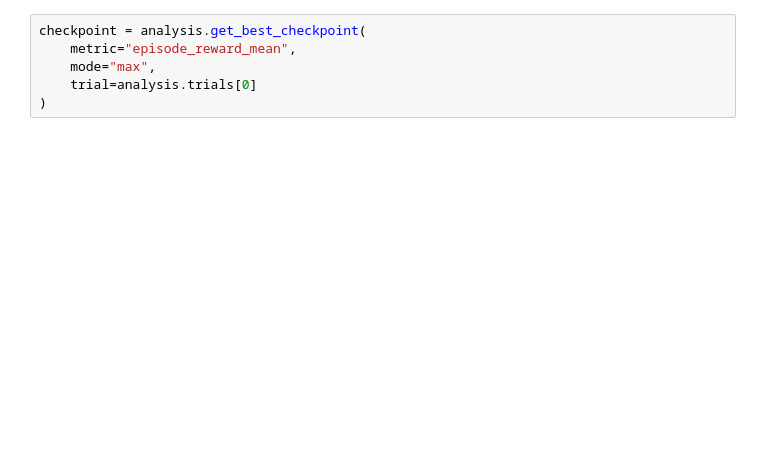
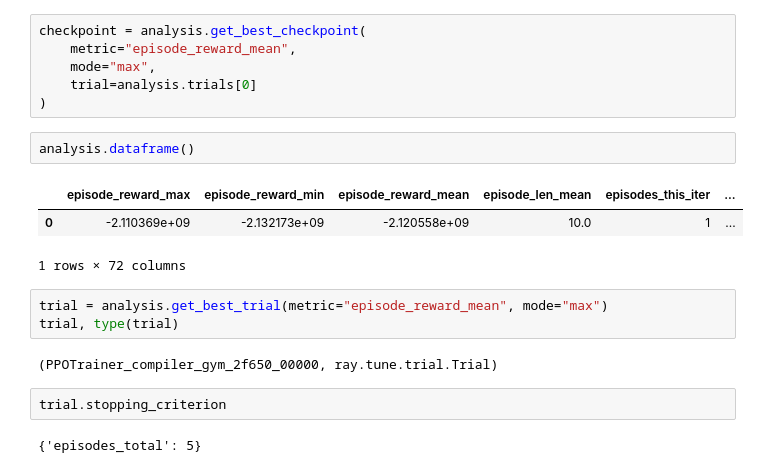
Before and after one commit to loopstack/looptune, a Jupyter notebook: loop_tool_service/rllib.ipynb, the cells around one changed output. Saved outputs shown, nothing was run; the diff lists cells and outputs as text; blank space fills up the shorter version.

```diff
--- a/loop_tool_service/rllib.ipynb
+++ b/loop_tool_service/rllib.ipynb
@@ -263,3 +278,18 @@ checkpoint = analysis.get_best_checkpoint(
     mode="max",
     trial=analysis.trials[0]
 )
+# %%
+analysis.dataframe()
+# %% [output]
+|  | episode_reward_max | episode_reward_min | episode_reward_mean | episode_len_mean | episodes_this_iter | ... |
+| 0 | -2.110369e+09 | -2.132173e+09 | -2.120558e+09 | 10.0 | 1 | ... |
+1 rows × 72 columns
+# %%
+trial = analysis.get_best_trial(metric="episode_reward_mean", mode="max")
+trial, type(trial)
+# %% [output]
+(PPOTrainer_compiler_gym_2f650_00000, ray.tune.trial.Trial)
+# %%
+trial.stopping_criterion
+# %% [output]
+{'episodes_total': 5}
```
Also changed, not shown: parts of 17 cells of this notebook, 46 other files.
